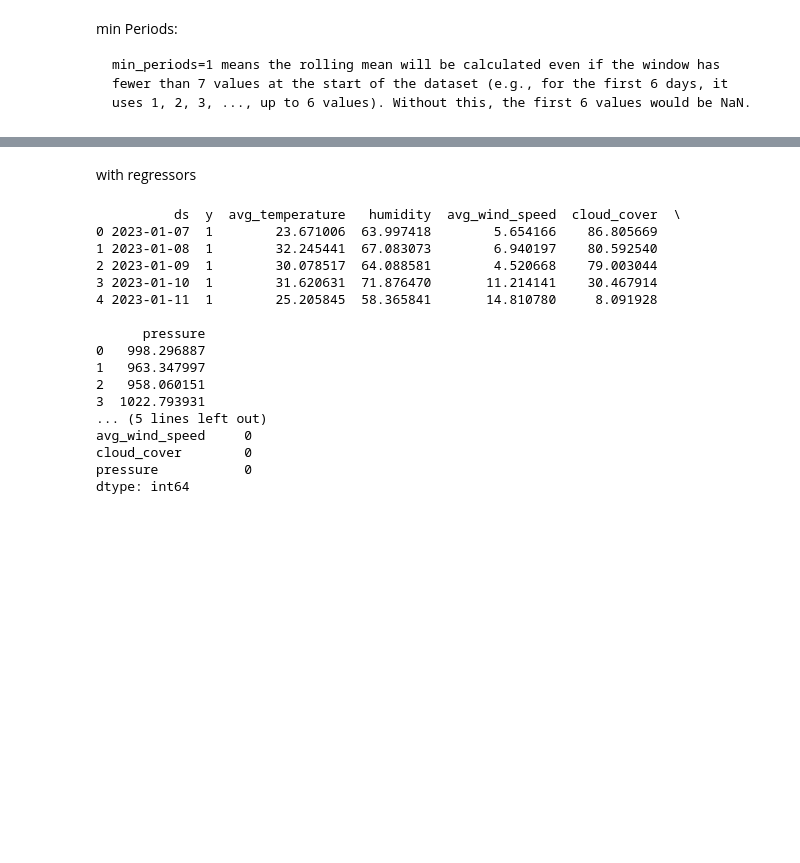
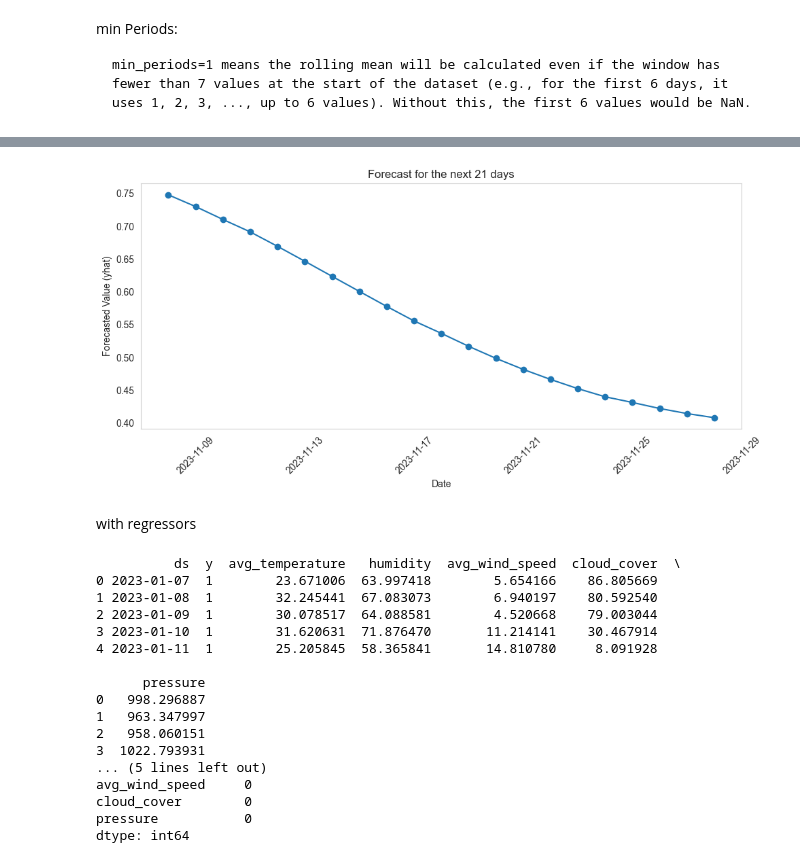
Before and after one commit to subhanu-dev/Agri-timeseries, a Jupyter notebook: agri_timeseries_task1.ipynb, the cells around one changed output, grey strips where cells are left out. Cells and saved outputs as stored; diff of their text form; code cells hidden in the pictures; blank space fills up the shorter version.

```diff
--- a/agri_timeseries_task1.ipynb
+++ b/agri_timeseries_task1.ipynb
@@ -1468,3 +1498,18 @@ plt.show()
+# %%
+data_to_plot = forecast[['ds', 'yhat']].tail(21)
+
+# Plotting
+plt.figure(figsize=(10, 5))
+plt.plot(data_to_plot['ds'], data_to_plot['yhat'], marker='o')
+plt.title('Forecast for the next 21 days')
+plt.xlabel('Date')
+plt.ylabel('Forecasted Value (yhat)')
+plt.xticks(rotation=45)
+plt.grid()
+plt.tight_layout()
+plt.show()
+# %% [output]
+[figure, added]
 # %% [markdown]
 with regressors
 # %%
```
Also changed, not shown: parts of 10 cells of this notebook.
